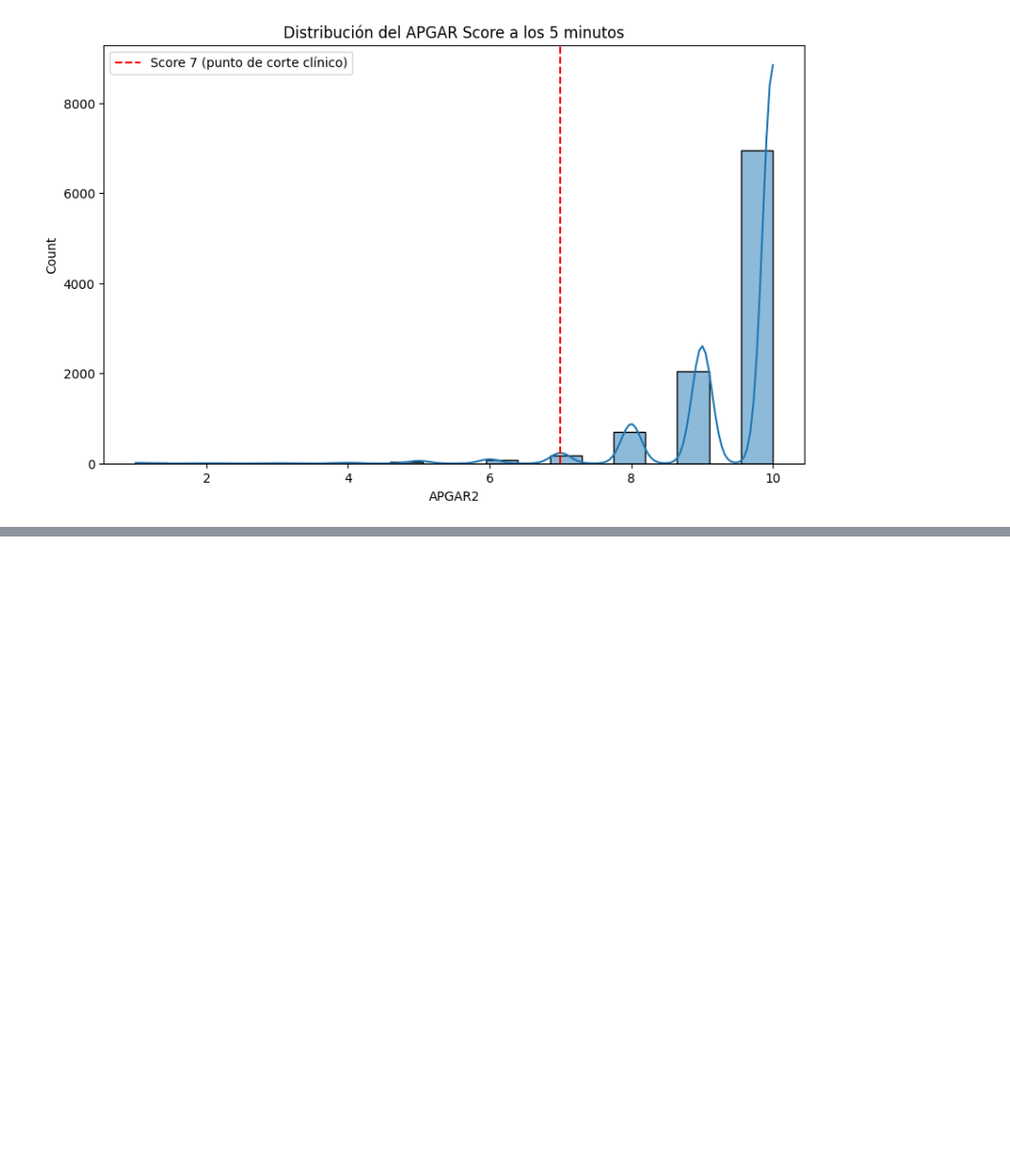
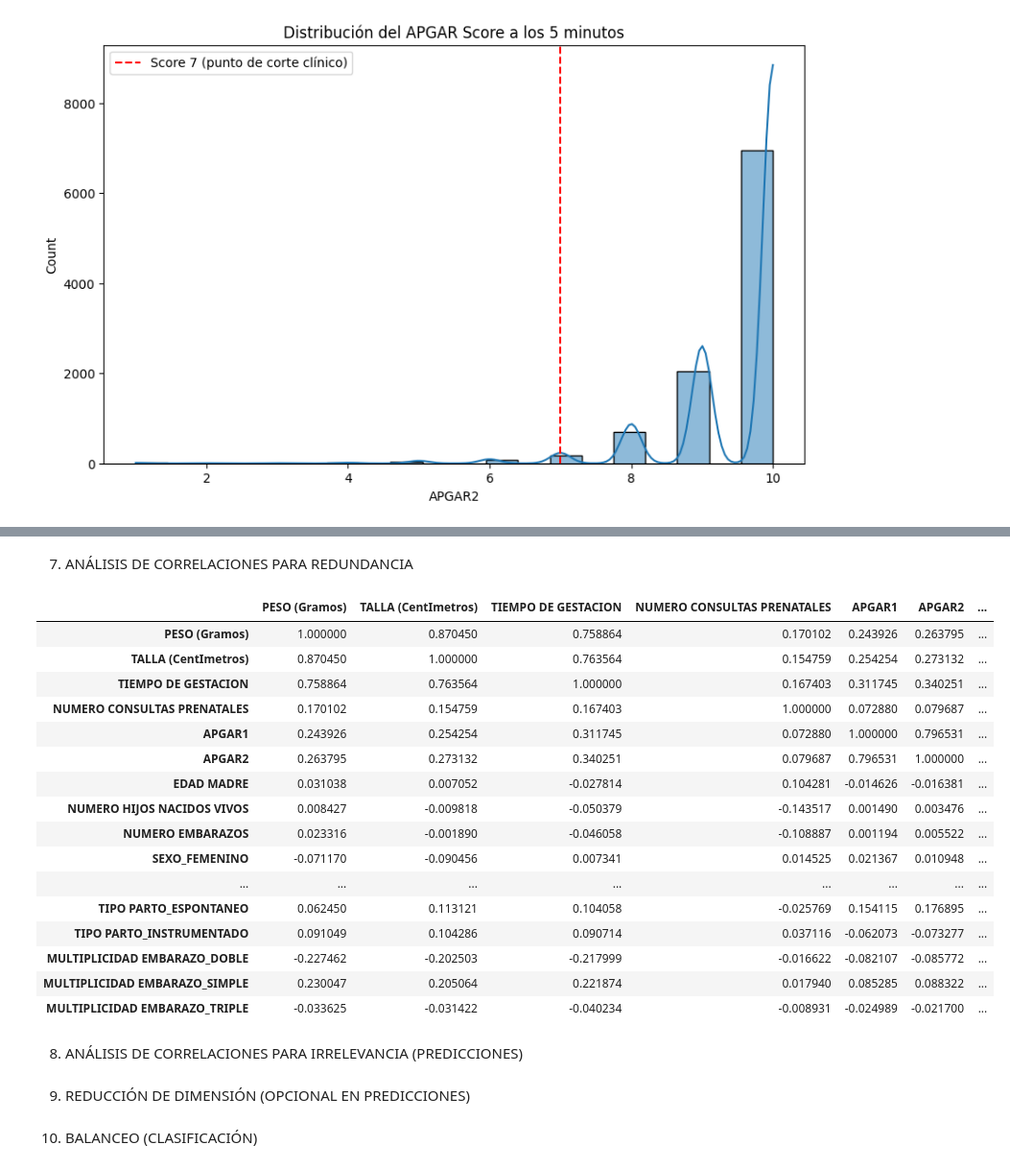
Before and after one commit to botanicalex/mineria_final, a Jupyter notebook: limpieza.ipynb, the cells around one changed output, grey strips where cells are left out. Shown at 96% size. Drawn from its saved outputs; the diff is of its cells as text; code cells hidden in the pictures; blank space fills up the shorter version.

```diff
--- a/limpieza.ipynb
+++ b/limpieza.ipynb
@@ -252,0 +297,3 @@ plt.savefig('apgar2_distribucion.png')
+# %%
+df_relevantes = pd.get_dummies(df_relevantes, columns=['SEXO', 'TIPO PARTO', 'MULTIPLICIDAD EMBARAZO'], drop_first=False)
+df_relevantes.head()
@@ -252,0 +307,28 @@ plt.savefig('apgar2_distribucion.png')
+# %% [markdown]
+7. ANÁLISIS DE CORRELACIONES PARA REDUNDANCIA
+# %%
+df_relevantes.corr()
+# %% [output]
+|  | PESO (Gramos) | TALLA (CentImetros) | TIEMPO DE GESTACION | NUMERO CONSULTAS PRENATALES | APGAR1 | APGAR2 | ... |
+| PESO (Gramos) | 1.000000 | 0.870450 | 0.758864 | 0.170102 | 0.243926 | 0.263795 | ... |
+| TALLA (CentImetros) | 0.870450 | 1.000000 | 0.763564 | 0.154759 | 0.254254 | 0.273132 | ... |
+| TIEMPO DE GESTACION | 0.758864 | 0.763564 | 1.000000 | 0.167403 | 0.311745 | 0.340251 | ... |
+| NUMERO CONSULTAS PRENATALES | 0.170102 | 0.154759 | 0.167403 | 1.000000 | 0.072880 | 0.079687 | ... |
+| APGAR1 | 0.243926 | 0.254254 | 0.311745 | 0.072880 | 1.000000 | 0.796531 | ... |
+| APGAR2 | 0.263795 | 0.273132 | 0.340251 | 0.079687 | 0.796531 | 1.000000 | ... |
+| EDAD MADRE | 0.031038 | 0.007052 | -0.027814 | 0.104281 | -0.014626 | -0.016381 | ... |
+| NUMERO HIJOS NACIDOS VIVOS | 0.008427 | -0.009818 | -0.050379 | -0.143517 | 0.001490 | 0.003476 | ... |
+| NUMERO EMBARAZOS | 0.023316 | -0.001890 | -0.046058 | -0.108887 | 0.001194 | 0.005522 | ... |
+| SEXO_FEMENINO | -0.071170 | -0.090456 | 0.007341 | 0.014525 | 0.021367 | 0.010948 | ... |
+| ... | ... | ... | ... | ... | ... | ... | ... |
+| TIPO PARTO_ESPONTANEO | 0.062450 | 0.113121 | 0.104058 | -0.025769 | 0.154115 | 0.176895 | ... |
+| TIPO PARTO_INSTRUMENTADO | 0.091049 | 0.104286 | 0.090714 | 0.037116 | -0.062073 | -0.073277 | ... |
+| MULTIPLICIDAD EMBARAZO_DOBLE | -0.227462 | -0.202503 | -0.217999 | -0.016622 | -0.082107 | -0.085772 | ... |
+| MULTIPLICIDAD EMBARAZO_SIMPLE | 0.230047 | 0.205064 | 0.221874 | 0.017940 | 0.085285 | 0.088322 | ... |
+| MULTIPLICIDAD EMBARAZO_TRIPLE | -0.033625 | -0.031422 | -0.040234 | -0.008931 | -0.024989 | -0.021700 | ... |
+# %% [markdown]
+8. ANÁLISIS DE CORRELACIONES PARA IRRELEVANCIA (PREDICCIONES)
+# %% [markdown]
+9. REDUCCIÓN DE DIMENSIÓN (OPCIONAL EN PREDICCIONES)
+# %% [markdown]
+10. BALANCEO (CLASIFICACIÓN)
```
Also changed, not shown: parts of 17 cells of this notebook, 1 other file.
